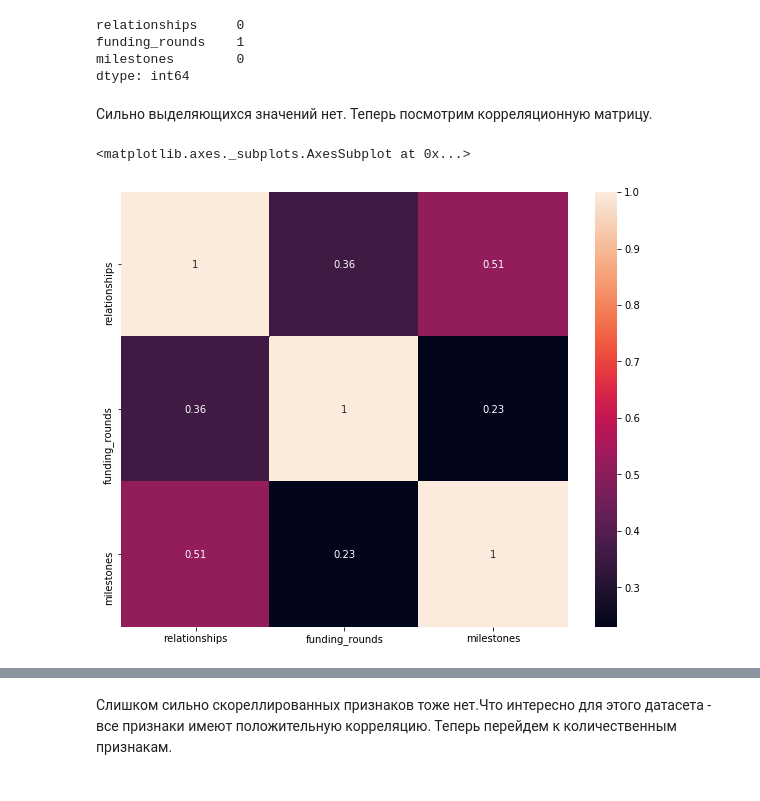
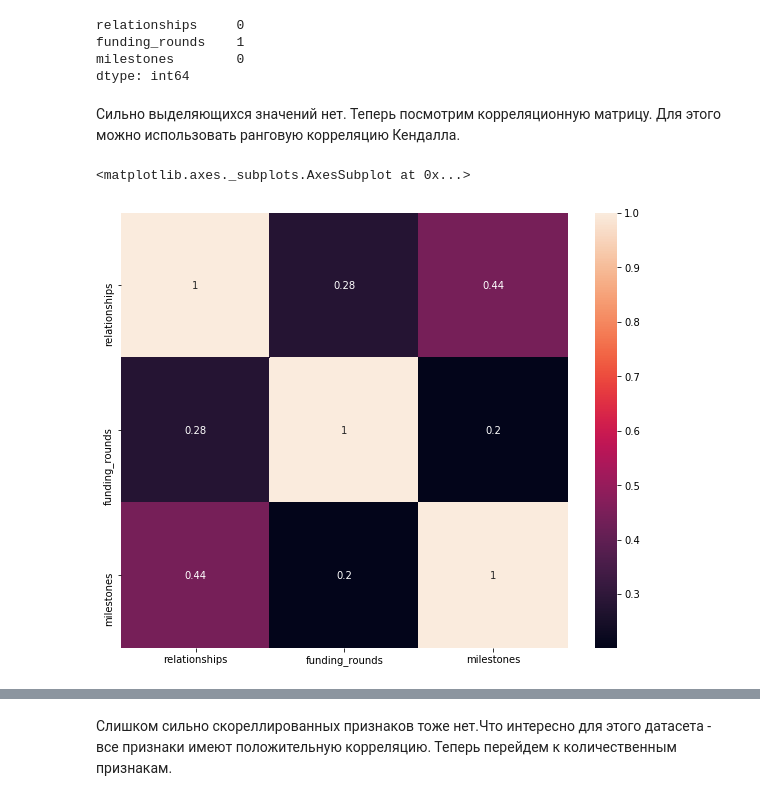
Before and after one commit to Seuranta/MyPublic, a Jupyter notebook: Startup prediction/Startup prediction.ipynb, the cells around one changed output, grey strips where cells are left out. Saved outputs shown, nothing was run; the diff lists cells and outputs as text; code cells hidden in the pictures.

```diff
--- a/Startup prediction/Startup prediction.ipynb
+++ b/Startup prediction/Startup prediction.ipynb
@@ -87,9 +89,17 @@ def find_outliers(data):
                     counter += 1
             print('количество выбросов в столбце {}'.format(col), '-', counter)
 
-# функция для отрисовки корреляционной матрицы
-def correlations(dataset):
-    matrix = dataset.corr()
+# функция для отрисовки корелляции Пирсона
+def pearson_correlation(dataset):
+    matrix = dataset.corr(method='pearson')
+    display(sns.heatmap(matrix, annot=True))
+
+def spearman_correlation(dataset):
+    matrix = dataset.corr(method='spearman')
+    display(sns.heatmap(matrix, annot=True))
+
+def Kendall_correlation(dataset):
+    matrix = dataset.corr(method='kendall')
     display(sns.heatmap(matrix, annot=True))
 
 # функция для теста Стьюдента
@@ -375,11 +457,13 @@ qualitative = 'relationships,funding_rounds,milestones,'
 quantitative = 'age_first_funding_year,age_last_funding_year,age_first_milestone_year, \
 age_last_milestone_year,funding_total_usd,avg_participants,'
 nominative = 'state_code,city,category_code'
+binary = 'has_VC,has_angel,has_roundA,has_roundB,has_roundC,has_roundD,is_top500'
 dtime = 'founded_at,first_funding_at,last_funding_at'
 other = []
 df_quantitative = pd.DataFrame()
 df_qualitative = pd.DataFrame()
 df_nominative = pd.DataFrame()
+df_binary = pd.DataFrame()
 df_dtime = pd.DataFrame()
 df_other = pd.DataFrame()
 
@@ -390,6 +474,8 @@ for col in df.columns:
         df_quantitative[col] = df[col]
     elif col in nominative:
         df_nominative[col] = df[col]
+    elif col in binary:
+        df_binary[col] = df[col]
     elif col in dtime:
         df_dtime[col] = df[col]
     else:
@@ -412,10 +502,11 @@ funding_rounds    1
 milestones        0
 dtype: int64
 # %% [markdown]
-Сильно выделяющихся значений нет. Теперь посмотрим корреляционную матрицу.
+Сильно выделяющихся значений нет. Теперь посмотрим корреляционную матрицу. Для этого можно использовать ранговую корреляцию Кендалла.
 # %%
+# Корреляция Кендалла
 plt.rcParams["figure.figsize"] = (10,8)
-correlations(df_qualitative)
+Kendall_correlation(df_qualitative)
 # %% [output]
 <matplotlib.axes._subplots.AxesSubplot at 0x...>
-[figure, old version]
+[figure, new version]
```
Also changed, not shown: parts of 39 cells of this notebook.
